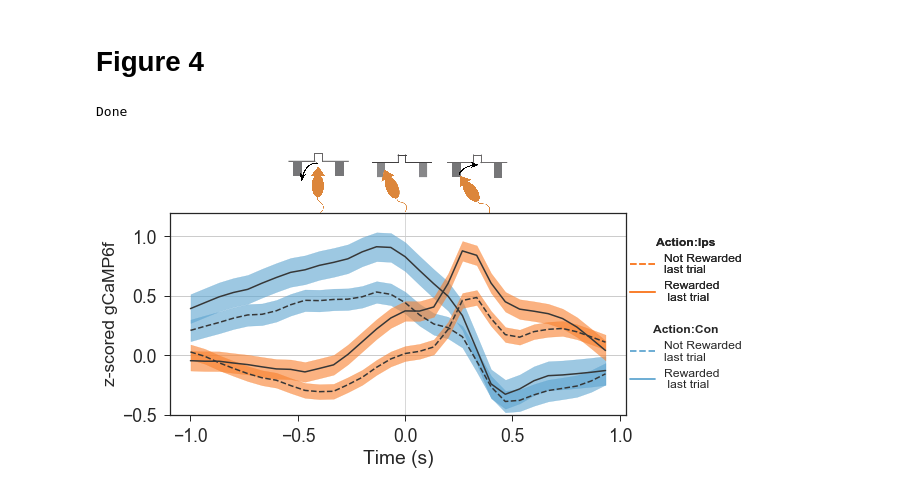
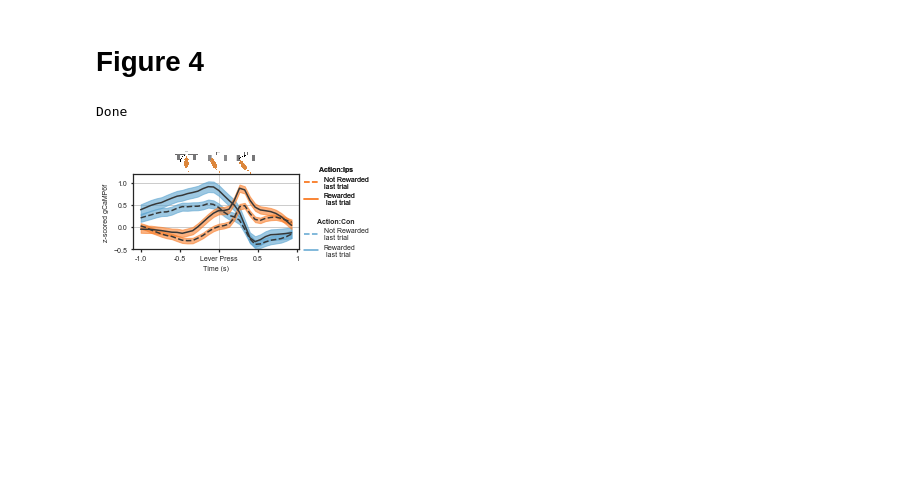
Before and after one commit to rachelstephlee/qlearning, a Jupyter notebook: Paper_V2.ipynb, the cells around one changed output. Cells and saved outputs as stored; diff of their text form; code cells hidden in the pictures; blank space fills up the shorter version.

```diff
--- a/Paper_V2.ipynb
+++ b/Paper_V2.ipynb
@@ -120,3 +125,8 @@ for df_i in [df_corr_DMS, df_corr_NaC]:
 # 3K samples of Q_i, then average.
 
 # df_corr['bQ_i'] = pd.qcut(df_corr['Q_c'] - df_corr['Q_dir_diff'], Q_BINS_QUANTILES)
+# %%
+# PLOTTING CONSTANTS
+
+SZ_L = 10
+SZ = 7
@@ -122,0 +137,10 @@ for df_i in [df_corr_DMS, df_corr_NaC]:
+# %%
+df_corr_DMS['ChangedBlock'] = (df_corr_DMS['HighProb'].shift(1) != df_corr_DMS['HighProb']) & (df_corr_DMS['HighProb'] == 'Ips')
+df_corr_DMS['ChangedBlock'][0] = False # first one is just N/A
+Trials_with_Switch = np.array(np.where(df_corr_DMS['ChangedBlock'] == True))[0]
+
+df_corr_DMS['TrialsAfterSwitch'] = np.nan
+df_corr_DMS['TrialsBeforeSwitch'] = np.nan
+
+df_corr_DMS.loc[Trials_with_Switch]['TrialsAfterSwitch'] = 0
+df_corr_DMS.loc[Trials_with_Switch]['TrialsBeforeSwitch'] = 0
@@ -122,0 +151,6 @@ for df_i in [df_corr_DMS, df_corr_NaC]:
+# %%
+for i in np.flip(np.arange(11), 0):
+    forward = np.array([min(trial,len(df_corr_DMS) - 1) for trial in Trials_with_Switch + i])
+    backward = np.array([max(trial,0) for trial in Trials_with_Switch - i])
+    df_corr_DMS.loc[forward, 'TrialsAfterSwitch'] = np.round(i)
+    df_corr_DMS.loc[backward,'TrialsBeforeSwitch'] = np.round(i)
@@ -1064,10 +1551,10 @@ Done
 # %%
 
 
-figure = plt.figure(figsize=(10, 5))
+figure = plt.figure(figsize=(4, 2))
 # subfigs = np.array([['a', 'b'],['c', 'd'], ['e', 'f'], ['g', 'h']])
 gs = gridspec.GridSpec(2, 2,
-                       width_ratios=[9, 1], height_ratios = [0.3, 1], hspace=0)
+                       width_ratios=[9, 2], height_ratios = [0.3, 1], hspace=0)
 line_styles = ['--', '-']
 
 #schematic
@@ -1101,8 +1588,8 @@ for p_i, [subcat,palette] in enumerate(zip(cat_names, palettes)):
     ln2, = lax2.plot([], color = color_palette[5], linestyle = line_styles[1], label = 'Rewarded\n last trial')
 
     lgd = plt.legend(bbox_to_anchor = (1.5,0.5), handles = [ln1, ln2],
-                     fontsize = 'xx-small', loc= (p_i * 3 + 1), title = column + ':' + str(subcat)) #  bbox_to_anchor=(0.5,0.7))
-    plt.setp(lgd.get_title(),fontsize='xx-small', weight = 'bold')
+                     fontsize = SZ, loc= (p_i * 3 + 1), title = column + ':' + str(subcat), frameon = False) #  bbox_to_anchor=(0.5,0.7))
+    plt.setp(lgd.get_title(),fontsize=SZ, weight = 'bold')
 
     lax2.add_artist(lgd)
     lax2.axis('off')
@@ -1117,35 +1604,38 @@ for subcat_i, [subcat, palette] in enumerate(zip(categories, palettes)):
     color_palette = sns.color_palette(sns.color_palette(palette, 10))
 
 
     for l_i, col in zip(lines, color_palette):
 
 
         gcamp = np.vstack(df_src[(df_src['Reward_last'] == l_i) & (df_src['Stay/Leave'] == 'stay')][timelocked])
         x = np.arange(-LEN_BEFORE/15, LEN_BEFORE/ 15, 1/15)
         y = np.mean(gcamp, axis = 0)[:30]
         col = color_palette[5]
         lw = 1.5
         ls_i = line_styles[l_i]
 
         error = np.std(y, axis = 0) / np.sqrt(NS)
         ax.plot(x, y, color = '#363737', linestyle = ls_i, linewidth = lw)
         ax.fill_between(x, y-error, y+error, color = col, alpha = 0.6)
-
+        ax.tick_params(labelsize = SZ, length = 2.5)
 
 
         plt.ylim(-0.5, 1.2)
 
 
-        plt.ylabel('z-scored gCaMP6f', size = 'small')
+        plt.ylabel('z-scored gCaMP6f', size = SZ)
 
-        plt.xlabel('Time (s)')
+        plt.xlabel('Time (s)', size = SZ)
 
         ax.yaxis.grid(True)
         ax.axvline(0, color = 'lightgray', alpha = 0.5, zorder = 0, lw = 0.8), # ls = ':'
 
-plt.subplots_adjust(bottom = 0.15)
+ax.set_xticklabels(['-1.0', '-1.0', '-0.5', 'Lever Press', '0.5', '1', '1.5', '2.0'])
+
+plt.subplots_adjust(bottom = 0.20)
+# plt.tight_layout(w_pad = 0, h_pad = 0, pad = 0)
 plt.savefig('figs/Fig4', dpi=200)
 print('Done')
 # %% [output]
 Done
-[figure, old version]
+[figure, new version]
```
Also changed, not shown: parts of 27 cells of this notebook.
